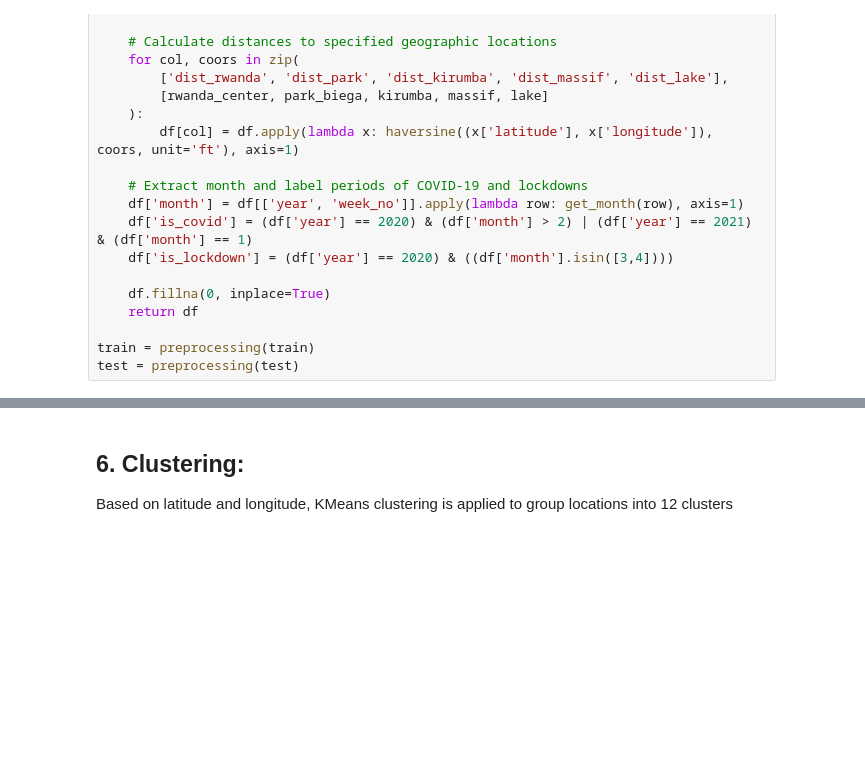
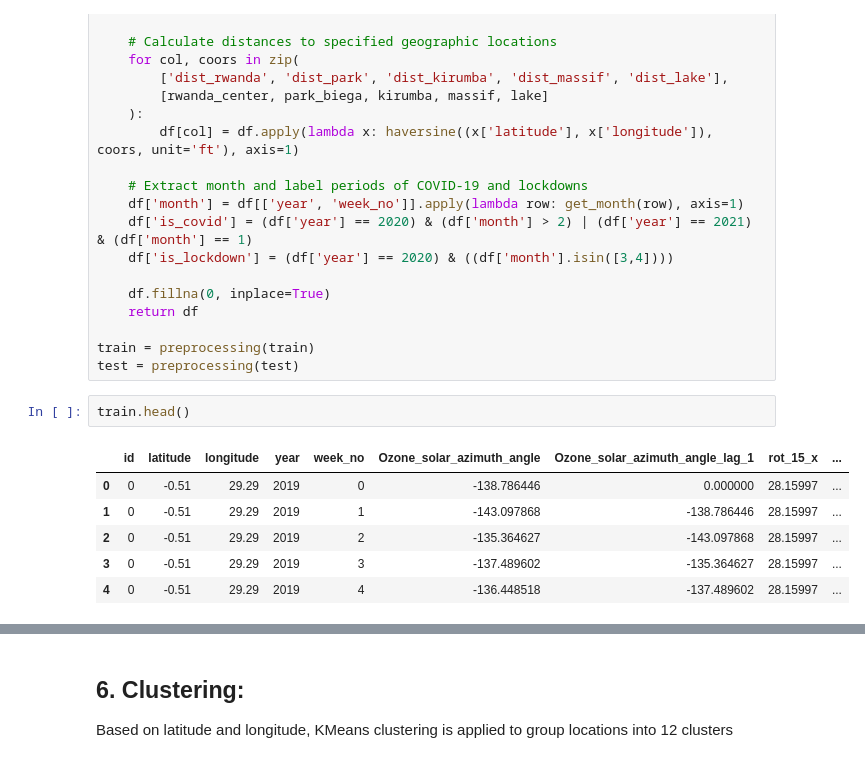
Before and after one commit to abusen333/Predict-CO2-Emissions-in-Rwanda, a Jupyter notebook: Predict CO2 Emissions in Rwanda.ipynb, the cells around one changed output, grey strips where cells are left out. Saved outputs shown, nothing was run; the diff lists cells and outputs as text; blank space fills up the shorter version.

```diff
--- a/Predict CO2 Emissions in Rwanda.ipynb
+++ b/Predict CO2 Emissions in Rwanda.ipynb
@@ -128,3 +128,12 @@ def preprocessing(df):
 
 train = preprocessing(train)
 test = preprocessing(test)
+# %%
+train.head()
+# %% [output]
+|  | id | latitude | longitude | year | week_no | Ozone_solar_azimuth_angle | Ozone_solar_azimuth_angle_lag_1 | rot_15_x | ... |
+| 0 | 0 | -0.51 | 29.29 | 2019 | 0 | -138.786446 | 0.000000 | 28.15997 | ... |
+| 1 | 0 | -0.51 | 29.29 | 2019 | 1 | -143.097868 | -138.786446 | 28.15997 | ... |
+| 2 | 0 | -0.51 | 29.29 | 2019 | 2 | -135.364627 | -143.097868 | 28.15997 | ... |
+| 3 | 0 | -0.51 | 29.29 | 2019 | 3 | -137.489602 | -135.364627 | 28.15997 | ... |
+| 4 | 0 | -0.51 | 29.29 | 2019 | 4 | -136.448518 | -137.489602 | 28.15997 | ... |
```
Also changed, not shown: parts of 6 cells of this notebook, 1 other file.
